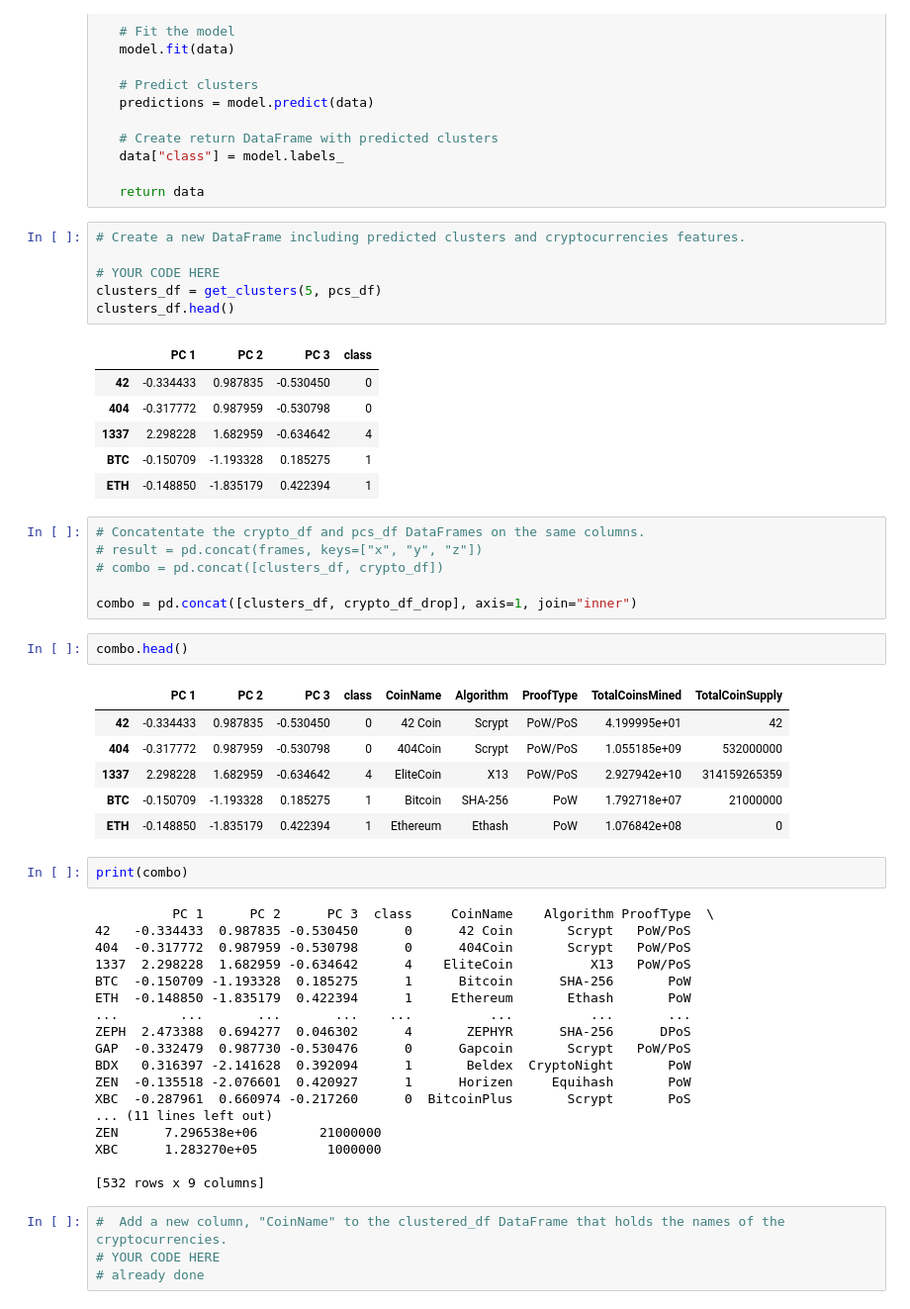
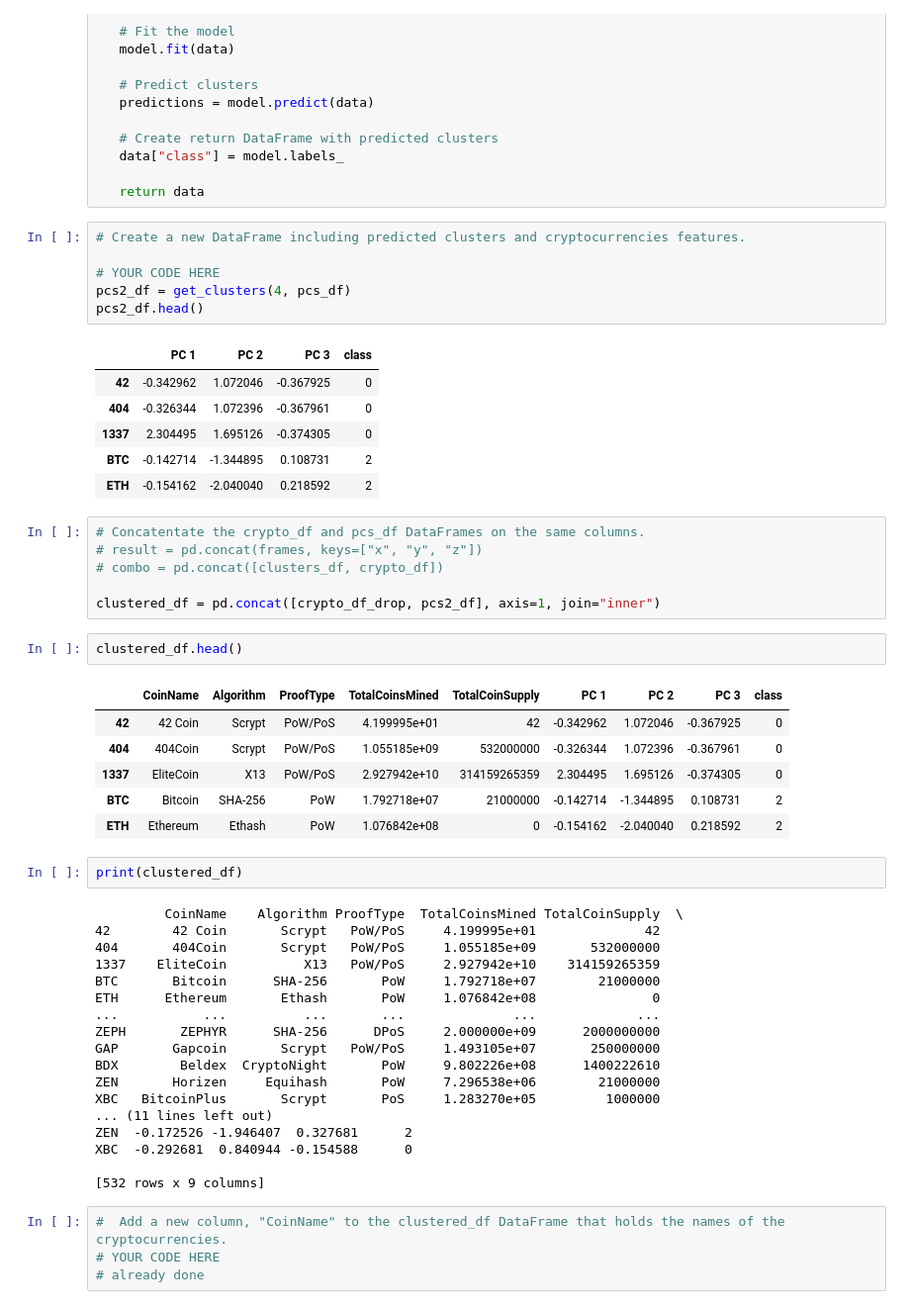
Before and after one commit to abtieku/Cryptocurrencies, a Jupyter notebook: crypto_clustering.ipynb, the cells around one changed output. Shown at 99% size. Cells and saved outputs as stored; diff of their text form.

```diff
--- a/crypto_clustering.ipynb
+++ b/crypto_clustering.ipynb
@@ -356,48 +359,48 @@ def get_clusters(k, data):
 # Create a new DataFrame including predicted clusters and cryptocurrencies features.
 
 # YOUR CODE HERE
-clusters_df = get_clusters(5, pcs_df)
-clusters_df.head()
+pcs2_df = get_clusters(4, pcs_df)
+pcs2_df.head()
 # %% [output]
 |  | PC 1 | PC 2 | PC 3 | class |
-| 42 | -0.334433 | 0.987835 | -0.530450 | 0 |
-| 404 | -0.317772 | 0.987959 | -0.530798 | 0 |
-| 1337 | 2.298228 | 1.682959 | -0.634642 | 4 |
-| BTC | -0.150709 | -1.193328 | 0.185275 | 1 |
-| ETH | -0.148850 | -1.835179 | 0.422394 | 1 |
+| 42 | -0.342962 | 1.072046 | -0.367925 | 0 |
+| 404 | -0.326344 | 1.072396 | -0.367961 | 0 |
+| 1337 | 2.304495 | 1.695126 | -0.374305 | 0 |
+| BTC | -0.142714 | -1.344895 | 0.108731 | 2 |
+| ETH | -0.154162 | -2.040040 | 0.218592 | 2 |
 # %%
 # Concatentate the crypto_df and pcs_df DataFrames on the same columns.
 # result = pd.concat(frames, keys=["x", "y", "z"])
 # combo = pd.concat([clusters_df, crypto_df])
 
-combo = pd.concat([clusters_df, crypto_df_drop], axis=1, join="inner")
+clustered_df = pd.concat([crypto_df_drop, pcs2_df], axis=1, join="inner")
 # %%
-combo.head()
+clustered_df.head()
 # %% [output]
-|  | PC 1 | PC 2 | PC 3 | class | CoinName | Algorithm | ProofType | TotalCoinsMined | TotalCoinSupply |
-| 42 | -0.334433 | 0.987835 | -0.530450 | 0 | 42 Coin | Scrypt | PoW/PoS | 4.199995e+01 | 42 |
-| 404 | -0.317772 | 0.987959 | -0.530798 | 0 | 404Coin | Scrypt | PoW/PoS | 1.055185e+09 | 532000000 |
-| 1337 | 2.298228 | 1.682959 | -0.634642 | 4 | EliteCoin | X13 | PoW/PoS | 2.927942e+10 | 314159265359 |
-| BTC | -0.150709 | -1.193328 | 0.185275 | 1 | Bitcoin | SHA-256 | PoW | 1.792718e+07 | 21000000 |
-| ETH | -0.148850 | -1.835179 | 0.422394 | 1 | Ethereum | Ethash | PoW | 1.076842e+08 | 0 |
+|  | CoinName | Algorithm | ProofType | TotalCoinsMined | TotalCoinSupply | PC 1 | PC 2 | PC 3 | class |
+| 42 | 42 Coin | Scrypt | PoW/PoS | 4.199995e+01 | 42 | -0.342962 | 1.072046 | -0.367925 | 0 |
+| 404 | 404Coin | Scrypt | PoW/PoS | 1.055185e+09 | 532000000 | -0.326344 | 1.072396 | -0.367961 | 0 |
+| 1337 | EliteCoin | X13 | PoW/PoS | 2.927942e+10 | 314159265359 | 2.304495 | 1.695126 | -0.374305 | 0 |
+| BTC | Bitcoin | SHA-256 | PoW | 1.792718e+07 | 21000000 | -0.142714 | -1.344895 | 0.108731 | 2 |
+| ETH | Ethereum | Ethash | PoW | 1.076842e+08 | 0 | -0.154162 | -2.040040 | 0.218592 | 2 |
 # %%
-print(combo)
+print(clustered_df)
 # %% [output]
-          PC 1      PC 2      PC 3  class     CoinName    Algorithm ProofType  \
-42   -0.334433  0.987835 -0.530450      0      42 Coin       Scrypt   PoW/PoS
-404  -0.317772  0.987959 -0.530798      0      404Coin       Scrypt   PoW/PoS
-1337  2.298228  1.682959 -0.634642      4    EliteCoin          X13   PoW/PoS
-BTC  -0.150709 -1.193328  0.185275      1      Bitcoin      SHA-256       PoW
-ETH  -0.148850 -1.835179  0.422394      1     Ethereum       Ethash       PoW
-...        ...       ...       ...    ...          ...          ...       ...
-ZEPH  2.473388  0.694277  0.046302      4       ZEPHYR      SHA-256      DPoS
-GAP  -0.332479  0.987730 -0.530476      0      Gapcoin       Scrypt   PoW/PoS
-BDX   0.316397 -2.141628  0.392094      1       Beldex  CryptoNight       PoW
-ZEN  -0.135518 -2.076601  0.420927      1      Horizen     Equihash       PoW
-XBC  -0.287961  0.660974 -0.217260      0  BitcoinPlus       Scrypt       PoS
+         CoinName    Algorithm ProofType  TotalCoinsMined TotalCoinSupply  \
+42        42 Coin       Scrypt   PoW/PoS     4.199995e+01              42
+404       404Coin       Scrypt   PoW/PoS     1.055185e+09       532000000
+1337    EliteCoin          X13   PoW/PoS     2.927942e+10    314159265359
+BTC       Bitcoin      SHA-256       PoW     1.792718e+07        21000000
+ETH      Ethereum       Ethash       PoW     1.076842e+08               0
+...           ...          ...       ...              ...             ...
+ZEPH       ZEPHYR      SHA-256      DPoS     2.000000e+09      2000000000
+GAP       Gapcoin       Scrypt   PoW/PoS     1.493105e+07       250000000
+BDX        Beldex  CryptoNight       PoW     9.802226e+08      1400222610
+ZEN       Horizen     Equihash       PoW     7.296538e+06        21000000
+XBC   BitcoinPlus       Scrypt       PoS     1.283270e+05         1000000
 ... (11 lines left out)
-ZEN      7.296538e+06        21000000
-XBC      1.283270e+05         1000000
+ZEN  -0.172526 -1.946407  0.327681      2
+XBC  -0.292681  0.840944 -0.154588      0
 
 [532 rows x 9 columns]
 # %%
```
Also changed, not shown: parts of 18 cells of this notebook.
